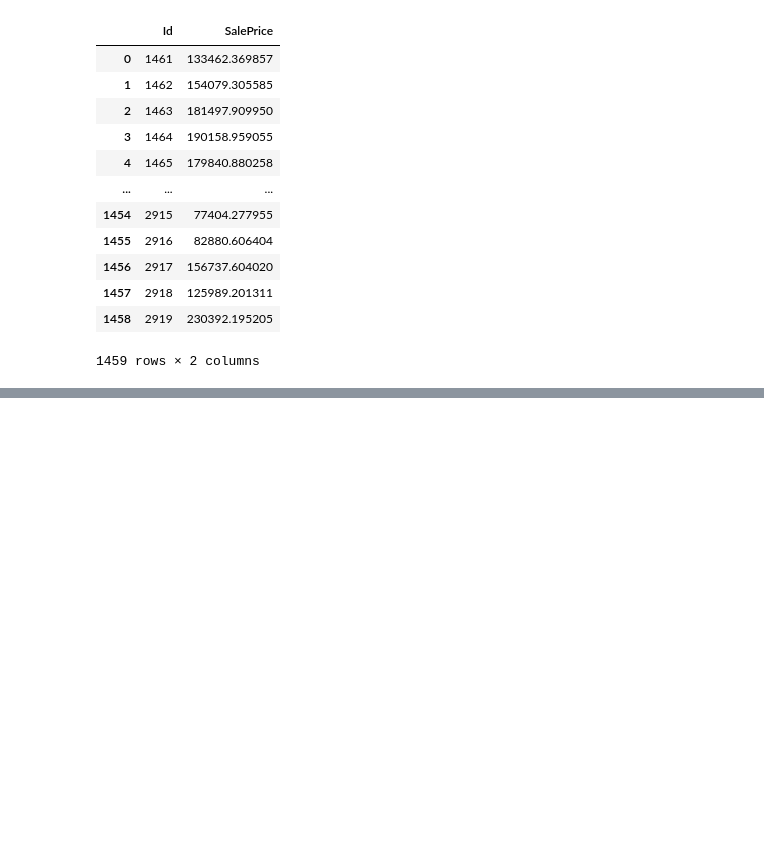
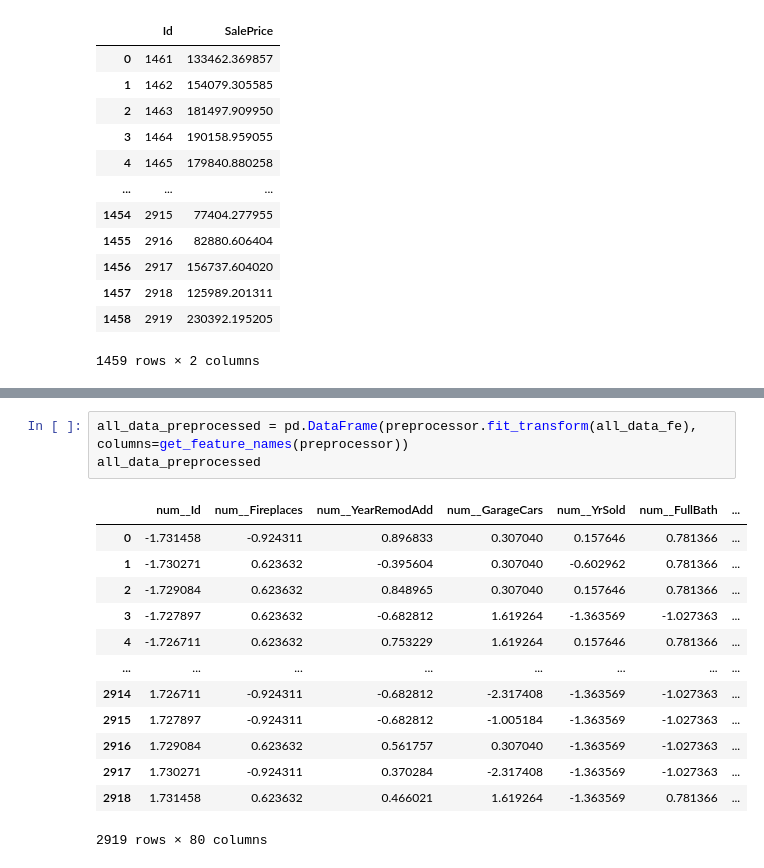
Before and after one commit to ntontonto/kaggle, a Jupyter notebook: house-prices/Feature_Engineering.ipynb, the cells around one changed output, grey strips where cells are left out. Drawn from its saved outputs; the diff is of its cells as text; blank space fills up the shorter version.

```diff
--- a/house-prices/Feature_Engineering.ipynb
+++ b/house-prices/Feature_Engineering.ipynb
@@ -1083,0 +1246,17 @@ output
+# %%
+all_data_preprocessed = pd.DataFrame(preprocessor.fit_transform(all_data_fe), columns=get_feature_names(preprocessor))
+all_data_preprocessed
+# %% [output]
+|  | num__Id | num__Fireplaces | num__YearRemodAdd | num__GarageCars | num__YrSold | num__FullBath | ... |
+| 0 | -1.731458 | -0.924311 | 0.896833 | 0.307040 | 0.157646 | 0.781366 | ... |
+| 1 | -1.730271 | 0.623632 | -0.395604 | 0.307040 | -0.602962 | 0.781366 | ... |
+| 2 | -1.729084 | 0.623632 | 0.848965 | 0.307040 | 0.157646 | 0.781366 | ... |
+| 3 | -1.727897 | 0.623632 | -0.682812 | 1.619264 | -1.363569 | -1.027363 | ... |
+| 4 | -1.726711 | 0.623632 | 0.753229 | 1.619264 | 0.157646 | 0.781366 | ... |
+| ... | ... | ... | ... | ... | ... | ... | ... |
+| 2914 | 1.726711 | -0.924311 | -0.682812 | -2.317408 | -1.363569 | -1.027363 | ... |
+| 2915 | 1.727897 | -0.924311 | -0.682812 | -1.005184 | -1.363569 | -1.027363 | ... |
+| 2916 | 1.729084 | 0.623632 | 0.561757 | 0.307040 | -1.363569 | -1.027363 | ... |
+| 2917 | 1.730271 | -0.924311 | 0.370284 | -2.317408 | -1.363569 | -1.027363 | ... |
+| 2918 | 1.731458 | 0.623632 | 0.466021 | 1.619264 | -1.363569 | 0.781366 | ... |
+2919 rows × 80 columns
```
Also changed, not shown: parts of 53 cells of this notebook.
